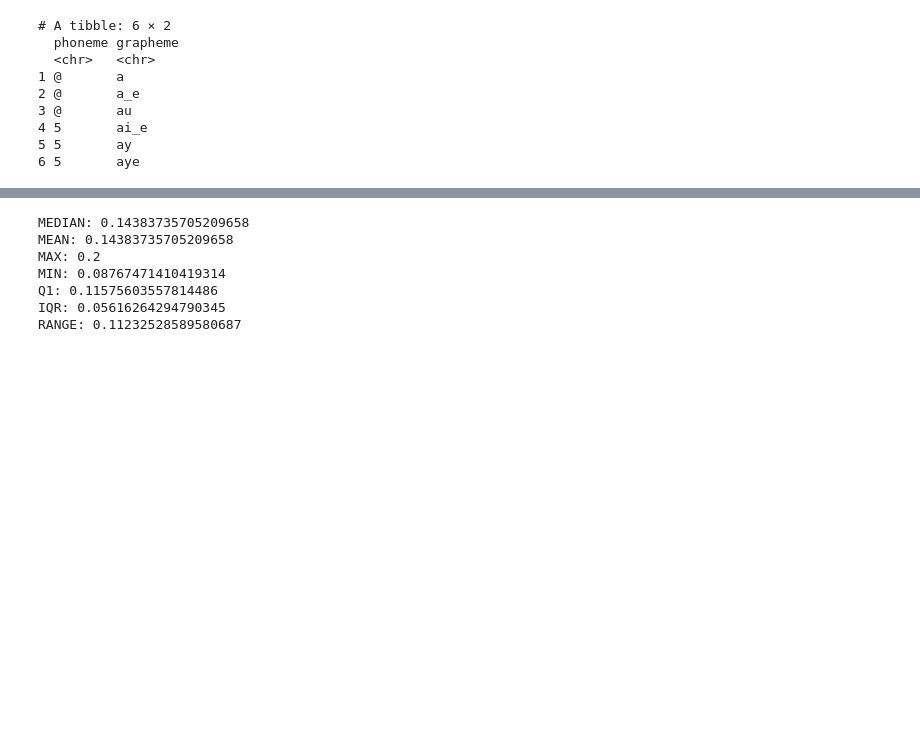
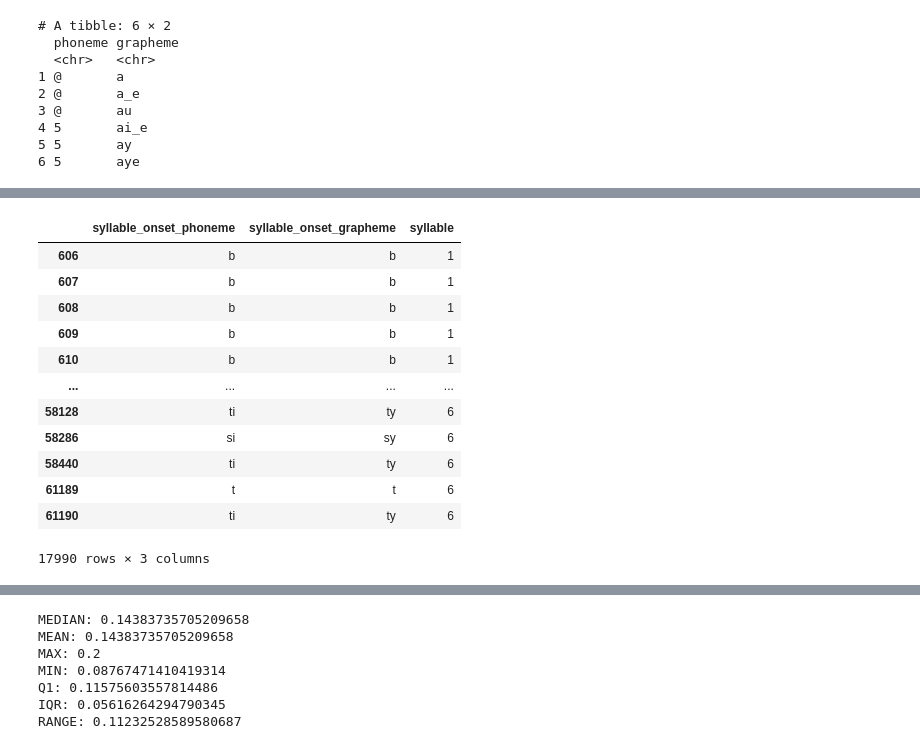
Before and after one commit to r-bellary/NTR, a Jupyter notebook: pg_toolkit.ipynb, the cells around one changed output, grey strips where cells are left out. Drawn from its saved outputs; the diff is of its cells as text; code cells hidden in the pictures; blank space fills up the shorter version.

```diff
--- a/pg_toolkit.ipynb
+++ b/pg_toolkit.ipynb
@@ -343,0 +537,16 @@ pg_df
+# %%
+def extract_phoneme_and_grapheme_values(cols_dict):
+    phoneme_values = []
+    grapheme_values = []
+    for g, p in cols_dict.items():
+        phoneme_values += df[p].to_list()
+        grapheme_values += df[g].to_list()
+    return phoneme_values, grapheme_values
+
+pg_df = pd.DataFrame()
+all_phonemes, all_graphemes = extract_phoneme_and_grapheme_values(all_syllable_columns)
+pg_df['phoneme'] = all_phonemes
+pg_df['grapheme'] = all_graphemes
+pg_df = pg_df.dropna()
+
+pg_df
@@ -343,0 +647,38 @@ pg_df
+# %%
+syllable_onset_pg_df = pd.DataFrame()
+
+syllable_onset_grapheme_phoneme_cols = {1: {'syllable1_onset_g':'syllable1_onset_p'},
+                                        2: {'syllable2_onset_g':'syllable2_onset_p'},
+                                        3: {'syllable3_onset_g':'syllable3_onset_p'},
+                                        4: {'syllable4_onset_g':'syllable4_onset_p'},
+                                        5: {'syllable5_onset_g':'syllable5_onset_p'},
+                                        6: {'syllable6_onset_g':'syllable6_onset_p'}}
+
+all_phonemes, all_graphemes, syllables_count = [], [], []
+for syllable_num in syllable_onset_grapheme_phoneme_cols.keys():
+    curr_phonemes, curr_graphemes = extract_phoneme_and_grapheme_values(syllable_onset_grapheme_phoneme_cols[syllable_num])
+    curr_syllables_count = [syllable_num] * len(curr_phonemes)
+    all_phonemes += curr_phonemes
+    all_graphemes += curr_graphemes
+    syllables_count += curr_syllables_count
+
+syllable_onset_pg_df['syllable_onset_phoneme'] = all_phonemes
+syllable_onset_pg_df['syllable_onset_grapheme'] = all_graphemes
+syllable_onset_pg_df['syllable'] = syllables_count
+syllable_onset_pg_df = syllable_onset_pg_df.dropna()
+
+syllable_onset_pg_df
+# %% [output]
+|  | syllable_onset_phoneme | syllable_onset_grapheme | syllable |
+| 606 | b | b | 1 |
+| 607 | b | b | 1 |
+| 608 | b | b | 1 |
+| 609 | b | b | 1 |
+| 610 | b | b | 1 |
+| ... | ... | ... | ... |
+| 58128 | ti | ty | 6 |
+| 58286 | si | sy | 6 |
+| 58440 | ti | ty | 6 |
+| 61189 | t | t | 6 |
+| 61190 | ti | ty | 6 |
+17990 rows × 3 columns
```
Also changed, not shown: parts of 23 cells of this notebook, 1 other file.
